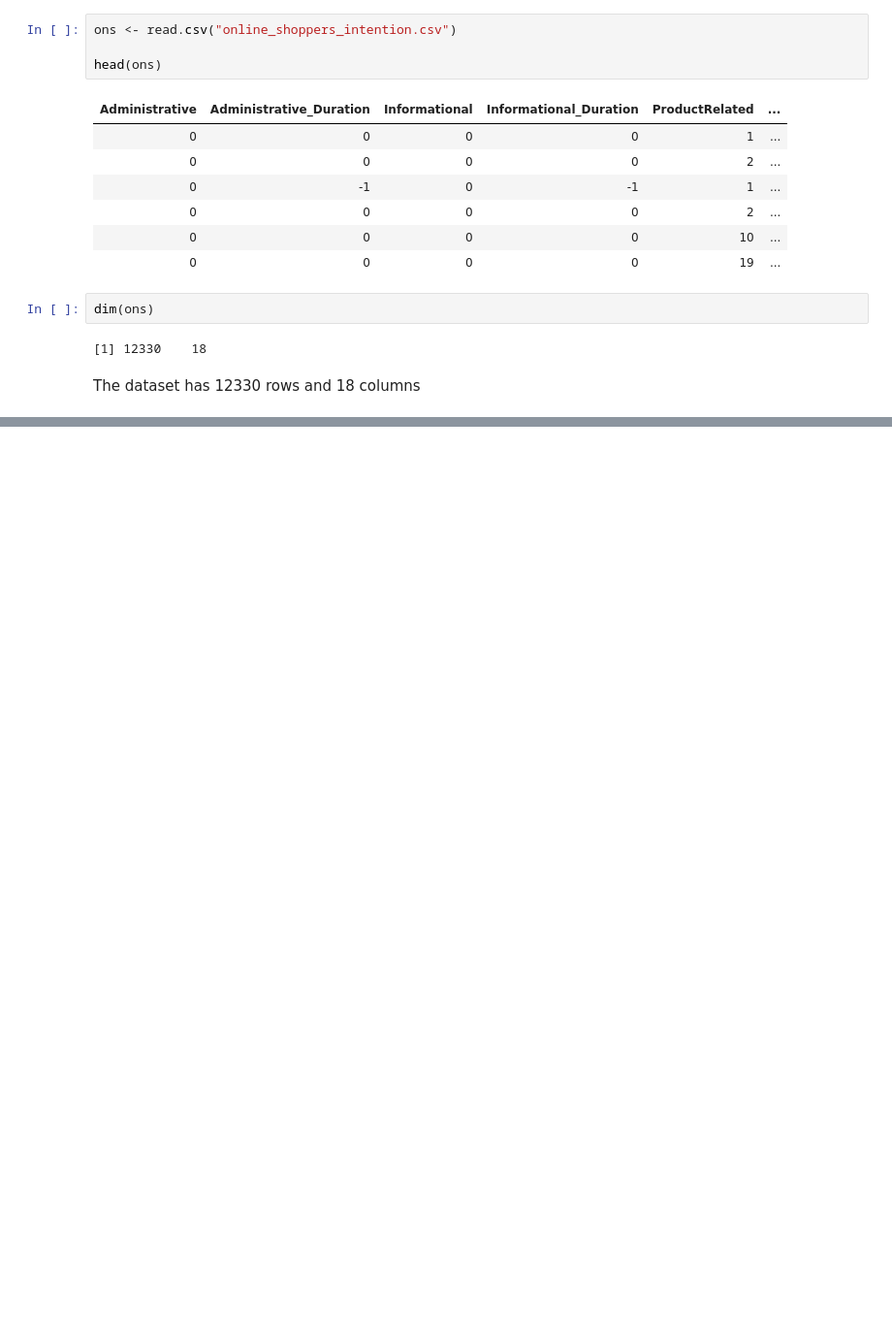
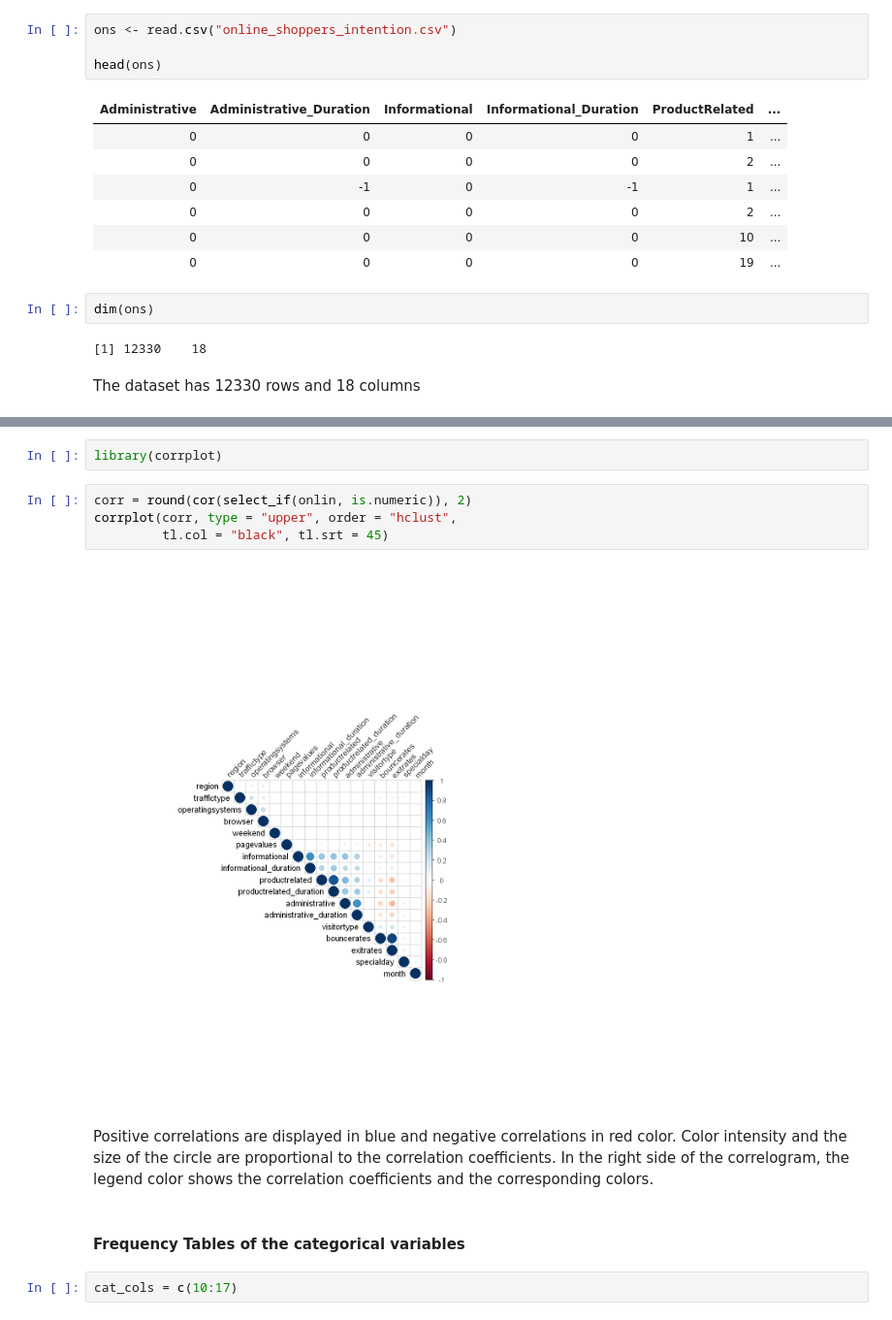
Before and after one commit to mwinzie/Customer-Behaviour, a Jupyter notebook: Customer Behaviour.ipynb, the cells around one changed output, grey strips where cells are left out. Shown at 97% size. Saved outputs shown, nothing was run; the diff lists cells and outputs as text; blank space fills up the shorter version.

```diff
--- a/Customer Behaviour.ipynb
+++ b/Customer Behaviour.ipynb
@@ -18,0 +319,14 @@ The dataset has 12330 rows and 18 columns
+# %%
+library(corrplot)
+# %%
+corr = round(cor(select_if(onlin, is.numeric)), 2)
+corrplot(corr, type = "upper", order = "hclust",
+         tl.col = "black", tl.srt = 45)
+# %% [output]
+[figure, added]
+# %% [markdown]
+Positive correlations are displayed in blue and negative correlations in red color. Color intensity and the size of the circle are proportional to the correlation coefficients. In the right side of the correlogram, the legend color shows the correlation coefficients and the corresponding colors.
+# %% [markdown]
+#### Frequency Tables of the categorical variables
+# %%
+cat_cols = c(10:17)
```
Also changed, not shown: parts of 85 cells of this notebook.
